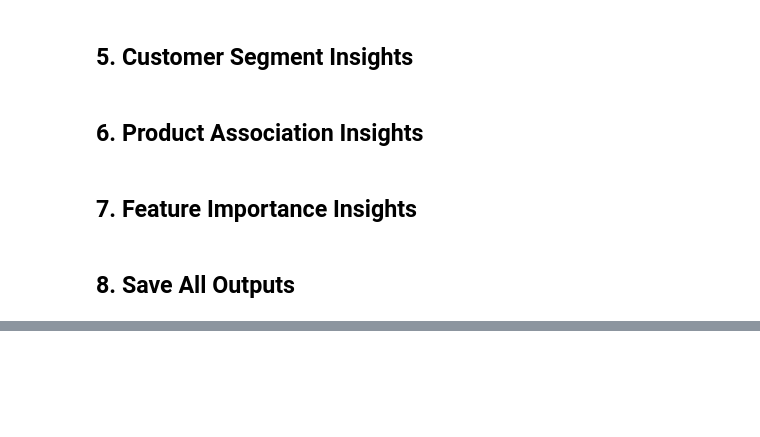
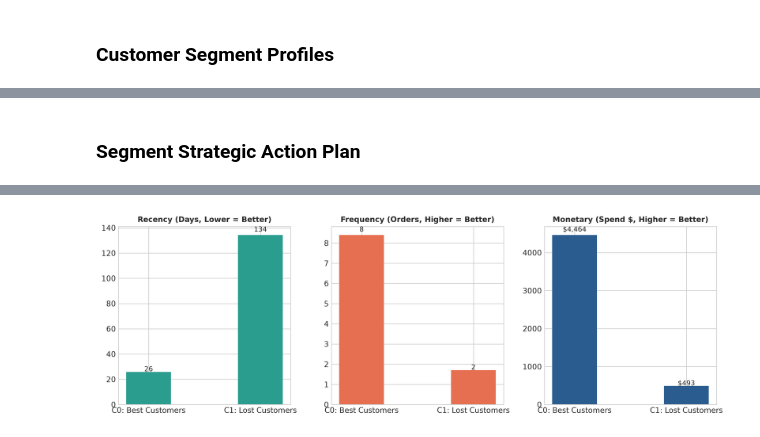
Before and after one commit to HungTruong-github/Data-mining, a Jupyter notebook: notebooks/07_model_comparison_and_insights.ipynb, the cells around one changed output, grey strips where cells are left out. Saved outputs shown, nothing was run; the diff lists cells and outputs as text; code cells hidden in the pictures; blank space fills up the shorter version.

Commit message:
update 07_insights

```diff
--- a/notebooks/07_model_comparison_and_insights.ipynb
+++ b/notebooks/07_model_comparison_and_insights.ipynb
@@ -63,2 +133,0 @@ for c in rule_checks:
-# %% [markdown]
-## 5. Customer Segment Insights
@@ -71,2 +133,0 @@ display(action_plan)
-# %% [markdown]
-## 6. Product Association Insights
@@ -76,2 +133,0 @@ display(prod_insights[['antecedents', 'consequents', 'lift', 'evidence_quality',
-# %% [markdown]
-## 7. Feature Importance Insights
@@ -81,2 +133,0 @@ display(feat_insights[['rank', 'feature', 'importance', 'feature_group', 'interp
-# %% [markdown]
-## 8. Save All Outputs
@@ -97,0 +134,15 @@ print("All outputs saved.")
+# %%
+# 5. Customer Segment Profiles & Strategic Action Plan
+seg_insights = build_customer_segment_insights()
+display(HTML("<h3>Customer Segment Profiles</h3>"))
+display(seg_insights)
+
+action_plan = build_action_plan(seg_insights)
+display(HTML("<h3>Segment Strategic Action Plan</h3>"))
+display(action_plan)
+
+fig_path = FIGURES_DIR / 'model_comparison' / 'segment_rfm_profile.png'
+if fig_path.exists():
+    display(Image(filename=str(fig_path)))
+# %% [output]
+Customer Segment Profiles
@@ -97,0 +152 @@ print("All outputs saved.")
+Segment Strategic Action Plan
@@ -97,0 +158 @@ print("All outputs saved.")
+[figure, added]
```
Also changed, not shown: parts of 24 cells of this notebook, 7 other files.
